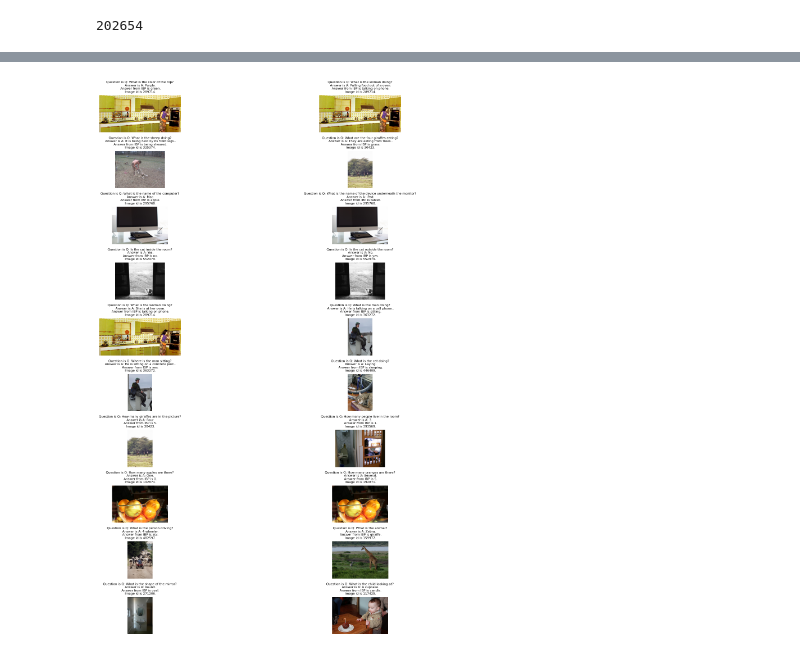
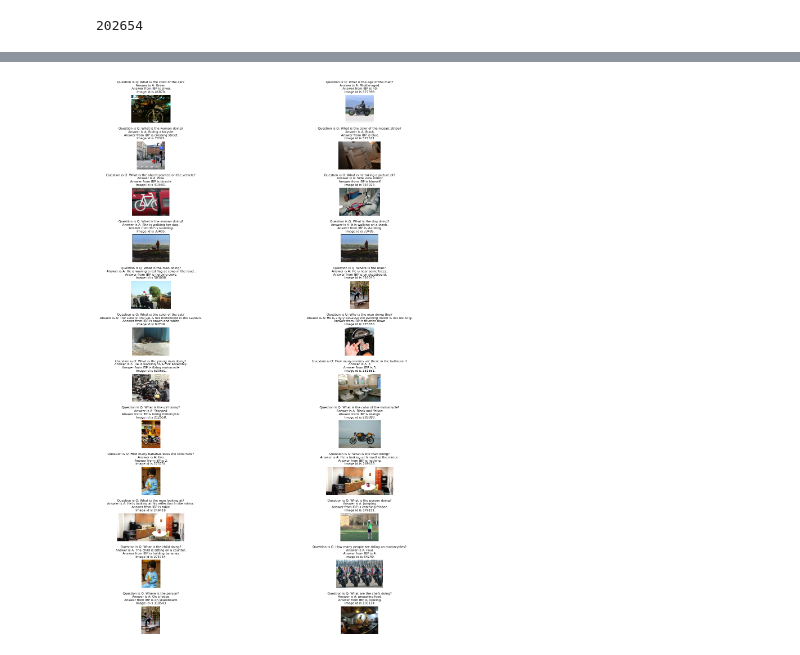
Before and after one commit to shamanthak-hegde/CSE576-NLP, a Jupyter notebook: QA_Generation_Inferencing/analyzing_results.ipynb, the cells around one changed output, grey strips where cells are left out. Drawn from its saved outputs; the diff is of its cells as text; code cells hidden in the pictures.

```diff
--- a/QA_Generation_Inferencing/analyzing_results.ipynb
+++ b/QA_Generation_Inferencing/analyzing_results.ipynb
@@ -10,7 +9,7 @@ len(coco_captions_sub)
 # %% [output]
 202654
 # %%
-results_df = pd.read_excel("/content/ibp_results.xlsx",sheet_name = "ibp_results_v4")
+results_df = pd.read_excel("/content/ofa_results_final.xlsx")
 results_df.drop_duplicates(inplace=True)
 # %%
 from difflib import SequenceMatcher
@@ -29,12 +28,17 @@ results_df.head()
 # %%
-final_verdict = []
-for row in results_df.iterrows():
-  if str(row[1]["IBP_Answers"]).lower() in str(row[1]["Mistral_Answers"]).lower() or similar(str(row[1]["Mistral_Answers"]),str(row[1]["IBP_Answers"]))>=0.4:
-    final_verdict.append("Answer Matched")
-  elif str(row[1]["IBP_Answers"])=="nan":
-    final_verdict.append("Model Not Answered")
-  else:
-    final_verdict.append("Answer Did not Match")
+def get_statistics(col_name):
+  try:
+    results_df.drop(["final_verdict"],axis=1)
+  except:
+    pass
+  final_verdict = []
+  for row in results_df.iterrows():
+    if str(row[1][col_name]).lower() in str(row[1]["Mistral_Answers"]).lower() or similar(str(row[1]["Mistral_Answers"]),str(row[1][col_name]))>=0.4:
+      final_verdict.append("Answer Matched")
+    elif str(row[1][col_name])=="nan":
+      final_verdict.append("Model Not Answered")
+    else:
+      final_verdict.append("Answer Did not Match")
 
-results_df["Final_Verdict"] = final_verdict
-results_df
+  results_df["Final_Verdict"] = final_verdict
+  return results_df["Final_Verdict"].value_counts()
@@ -115,7 +291,7 @@ index created!
 # %%
 import matplotlib.pyplot as plt
 def plot_row_images(images, titles):
-    num_rows = 10
+    num_rows = 12
     num_cols = 2
 
     fig, ax = plt.subplots(num_rows, num_cols, figsize=(20,20))
@@ -129,6 +305,6 @@ def plot_row_images(images, titles):
     plt.tight_layout()
     plt.show()
 # %%
-plot_row_images(images[25:], titles[25:])
+plot_row_images(images, titles)
 # %% [output]
-[figure, old version]
+[figure, new version]
```
Also changed, not shown: parts of 20 cells of this notebook, 3 other files.
